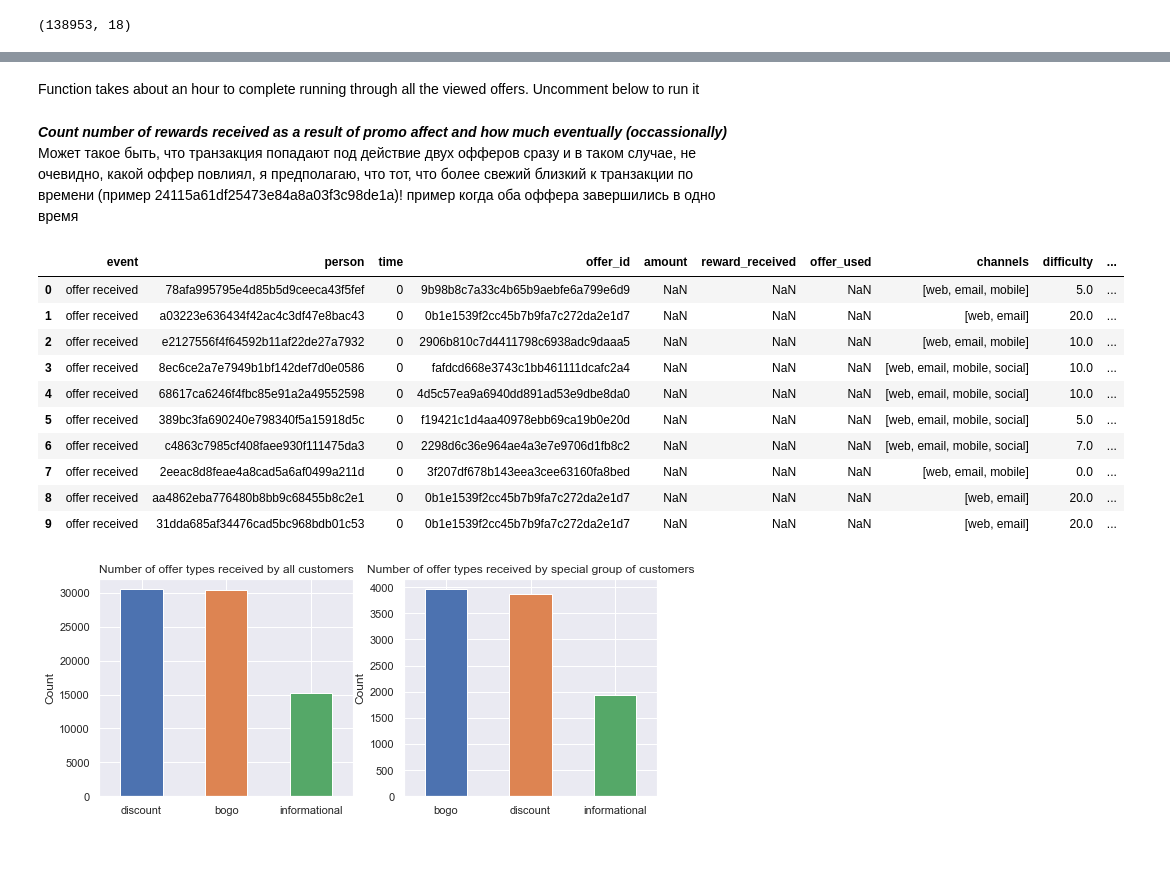
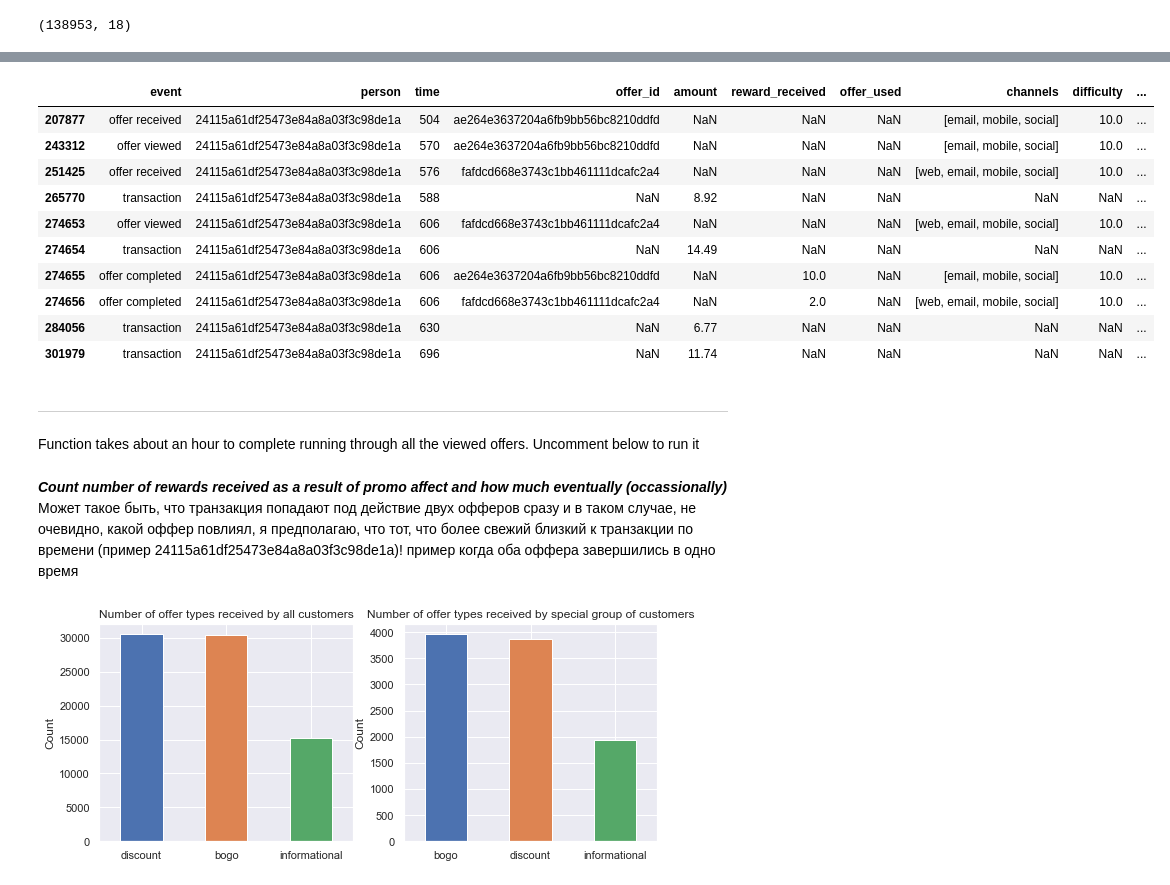
Before and after one commit to Kusainov/funksvd-starbucks, a Jupyter notebook: Starbucks_Capstone_notebook.ipynb, the cells around one changed output, grey strips where cells are left out. Saved outputs shown, nothing was run; the diff lists cells and outputs as text; code cells hidden in the pictures; blank space fills up the shorter version.

```diff
--- a/Starbucks_Capstone_notebook.ipynb
+++ b/Starbucks_Capstone_notebook.ipynb
@@ -1094,4 +1143,20 @@ Why the numner of unique offers per a person is almost equal for viewed and rece
+# %%
+#Example of such case
+df [df ['person'] == '24115a61df25473e84a8a03f3c98de1a'].tail (n=10)
+# %% [output]
+|  | event | person | time | offer_id | amount | reward_received | offer_used | channels | difficulty | ... |
+| 207877 | offer received | 24115a61df25473e84a8a03f3c98de1a | 504 | ae264e3637204a6fb9bb56bc8210ddfd | NaN | NaN | NaN | [email, mobile, social] | 10.0 | ... |
+| 243312 | offer viewed | 24115a61df25473e84a8a03f3c98de1a | 570 | ae264e3637204a6fb9bb56bc8210ddfd | NaN | NaN | NaN | [email, mobile, social] | 10.0 | ... |
+| 251425 | offer received | 24115a61df25473e84a8a03f3c98de1a | 576 | fafdcd668e3743c1bb461111dcafc2a4 | NaN | NaN | NaN | [web, email, mobile, social] | 10.0 | ... |
+| 265770 | transaction | 24115a61df25473e84a8a03f3c98de1a | 588 | NaN | 8.92 | NaN | NaN | NaN | NaN | ... |
+| 274653 | offer viewed | 24115a61df25473e84a8a03f3c98de1a | 606 | fafdcd668e3743c1bb461111dcafc2a4 | NaN | NaN | NaN | [web, email, mobile, social] | 10.0 | ... |
+| 274654 | transaction | 24115a61df25473e84a8a03f3c98de1a | 606 | NaN | 14.49 | NaN | NaN | NaN | NaN | ... |
+| 274655 | offer completed | 24115a61df25473e84a8a03f3c98de1a | 606 | ae264e3637204a6fb9bb56bc8210ddfd | NaN | 10.0 | NaN | [email, mobile, social] | 10.0 | ... |
+| 274656 | offer completed | 24115a61df25473e84a8a03f3c98de1a | 606 | fafdcd668e3743c1bb461111dcafc2a4 | NaN | 2.0 | NaN | [web, email, mobile, social] | 10.0 | ... |
+| 284056 | transaction | 24115a61df25473e84a8a03f3c98de1a | 630 | NaN | 6.77 | NaN | NaN | NaN | NaN | ... |
+| 301979 | transaction | 24115a61df25473e84a8a03f3c98de1a | 696 | NaN | 11.74 | NaN | NaN | NaN | NaN | ... |
 # %% [markdown]
+****
 Function takes about an hour to complete running through all the viewed offers. Uncomment below to run it
 # %%
 #********************Uncomment below to run it*********************************
@@ -1107,20 +1172,6 @@ trans_affect.set_index (keys = 'Unnamed: 0', drop = True, inplace = True)
 Может такое быть, что транзакция попадают под действие двух офферов сразу и в таком случае, не очевидно, какой оффер повлиял,
 я предполагаю, что тот, что более свежий близкий к транзакции по времени (пример 24115a61df25473e84a8a03f3c98de1a)!
 пример когда оба оффера завершились в одно время
-# %%
-df.head (n=10)
-# %% [output]
-|  | event | person | time | offer_id | amount | reward_received | offer_used | channels | difficulty | ... |
-| 0 | offer received | 78afa995795e4d85b5d9ceeca43f5fef | 0 | 9b98b8c7a33c4b65b9aebfe6a799e6d9 | NaN | NaN | NaN | [web, email, mobile] | 5.0 | ... |
-| 1 | offer received | a03223e636434f42ac4c3df47e8bac43 | 0 | 0b1e1539f2cc45b7b9fa7c272da2e1d7 | NaN | NaN | NaN | [web, email] | 20.0 | ... |
-| 2 | offer received | e2127556f4f64592b11af22de27a7932 | 0 | 2906b810c7d4411798c6938adc9daaa5 | NaN | NaN | NaN | [web, email, mobile] | 10.0 | ... |
-| 3 | offer received | 8ec6ce2a7e7949b1bf142def7d0e0586 | 0 | fafdcd668e3743c1bb461111dcafc2a4 | NaN | NaN | NaN | [web, email, mobile, social] | 10.0 | ... |
-| 4 | offer received | 68617ca6246f4fbc85e91a2a49552598 | 0 | 4d5c57ea9a6940dd891ad53e9dbe8da0 | NaN | NaN | NaN | [web, email, mobile, social] | 10.0 | ... |
-| 5 | offer received | 389bc3fa690240e798340f5a15918d5c | 0 | f19421c1d4aa40978ebb69ca19b0e20d | NaN | NaN | NaN | [web, email, mobile, social] | 5.0 | ... |
-| 6 | offer received | c4863c7985cf408faee930f111475da3 | 0 | 2298d6c36e964ae4a3e7e9706d1fb8c2 | NaN | NaN | NaN | [web, email, mobile, social] | 7.0 | ... |
-| 7 | offer received | 2eeac8d8feae4a8cad5a6af0499a211d | 0 | 3f207df678b143eea3cee63160fa8bed | NaN | NaN | NaN | [web, email, mobile] | 0.0 | ... |
-| 8 | offer received | aa4862eba776480b8bb9c68455b8c2e1 | 0 | 0b1e1539f2cc45b7b9fa7c272da2e1d7 | NaN | NaN | NaN | [web, email] | 20.0 | ... |
-| 9 | offer received | 31dda685af34476cad5bc968bdb01c53 | 0 | 0b1e1539f2cc45b7b9fa7c272da2e1d7 | NaN | NaN | NaN | [web, email] | 20.0 | ... |
 # %%
 #plotting offer distribution
 fig, axes = plt.subplots(nrows=1, ncols=2, figsize = (10,4))
```
Also changed, not shown: parts of 63 cells of this notebook.
